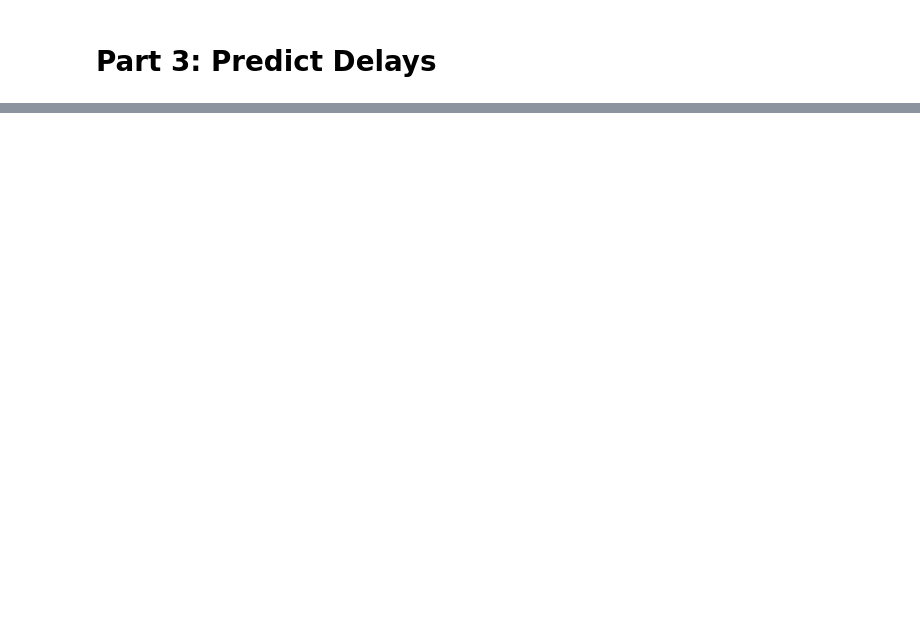
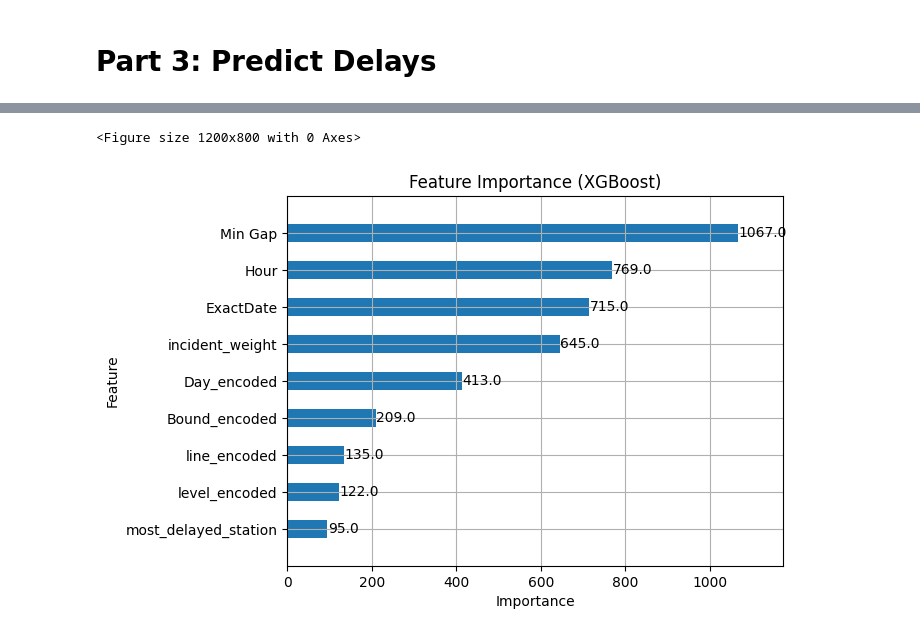
Before and after one commit to JYW5114/TTC_delay, a Jupyter notebook: subway_analysis.ipynb, the cells around one changed output, grey strips where cells are left out. Cells and saved outputs as stored; diff of their text form; code cells hidden in the pictures; blank space fills up the shorter version.

Commit message:
predictions

```diff
--- a/subway_analysis.ipynb
+++ b/subway_analysis.ipynb
@@ -805,0 +814,2 @@ memory usage: 292.0+ bytes
+# %%
+sw=subway.dropna()
@@ -805,0 +885,3 @@ memory usage: 292.0+ bytes
+# %%
+X1 = sw.drop(['Min Delay','Day','Date','Month','Time','Bound','Vehicle','Delay Level','Code','Incident','Station','Line','Year'], axis=1)
+y1 = sw['Min Delay']
@@ -805,0 +904,23 @@ memory usage: 292.0+ bytes
+# %%
+from sklearn.model_selection import train_test_split
+from sklearn.preprocessing import LabelEncoder
+import xgboost as xgb
+from sklearn.metrics import mean_absolute_error, mean_squared_error
+X1_train, X1_test, y1_train, y1_test = train_test_split(X1, y1, test_size=0.2, random_state=42)
+model1 = xgb.XGBRegressor(objective='reg:squarederror', eval_metric='rmse', random_state=42)
+model1.fit(X1_train, y1_train)
+y1_pred = model1.predict(X1_test)
+mae = mean_absolute_error(y1_test, y1_pred)
+rmse = np.sqrt(mean_squared_error(y1_test, y1_pred))
+plt.figure(figsize=(12, 8))
+xgb.plot_importance(model1,
+                    importance_type='weight',  # Can also use 'gain' or 'cover'
+                    max_num_features=20,  # Limit to top 20 features (optional)
+                    height=0.5,  # Height of the bars
+                    title="Feature Importance (XGBoost)",
+                    xlabel="Importance",
+                    ylabel="Feature")
+plt.show()
+# %% [output]
+<Figure size 1200x800 with 0 Axes>
+[figure, added]
```
Also changed, not shown: parts of 9 cells of this notebook.
